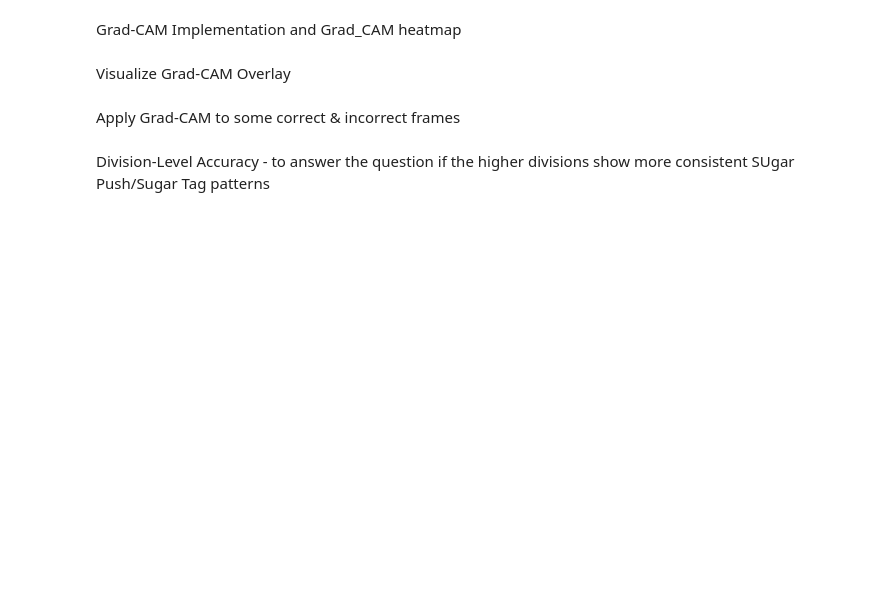
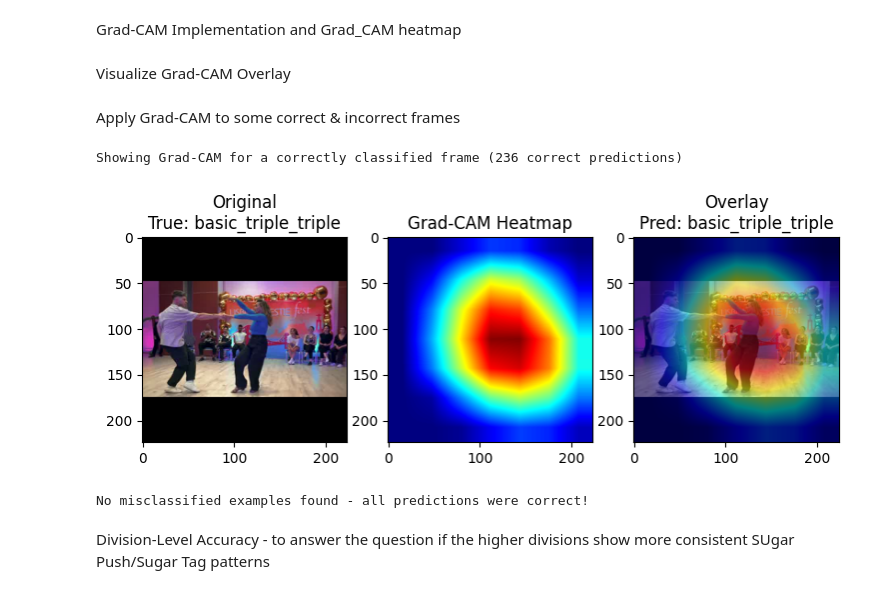
Before and after one commit to AniaNiedzialek/CS171_project, a Jupyter notebook: notebooks/04_cnn_analysis_visualization.ipynb, the cells around one changed output. Cells and saved outputs as stored; diff of their text form; code cells hidden in the pictures; blank space fills up the shorter version.

```diff
--- a/notebooks/04_cnn_analysis_visualization.ipynb
+++ b/notebooks/04_cnn_analysis_visualization.ipynb
@@ -173,11 +199,24 @@ def show_gradcam(image_path, true_label=None):
 # %% [markdown]
 Apply Grad-CAM to some correct & incorrect frames
 # %%
-correct_idx = [i for i in range(len(preds)) if preds[i] == true_labels[i]][0]
-show_gradcam(image_paths[correct_idx], id2label[true_labels[correct_idx]])
+# Get indices for correct predictions
+correct_idx = [i for i in range(len(preds)) if preds[i] == true_labels[i]]
+
+if len(correct_idx) > 0:
+    print(f"Showing Grad-CAM for a correctly classified frame ({len(correct_idx)} correct predictions)")
+    show_gradcam(image_paths[correct_idx[0]], id2label[true_labels[correct_idx[0]]])
+else:
+    print("No correct predictions found!")
 
 if len(mis_idx) > 0:
+    print(f"\nShowing Grad-CAM for a misclassified frame ({len(mis_idx)} misclassified)")
     show_gradcam(image_paths[mis_idx[0]], id2label[true_labels[mis_idx[0]]])
+else:
+    print("No misclassified examples found - all predictions were correct!")
+# %% [output]
+Showing Grad-CAM for a correctly classified frame (236 correct predictions)
+[figure, added]
+No misclassified examples found - all predictions were correct!
 # %% [markdown]
 Division-Level Accuracy - to answer the question if the higher divisions show more consistent SUgar Push/Sugar Tag patterns
 # %%
```
Also changed, not shown: parts of 7 cells of this notebook, 2 other files.
